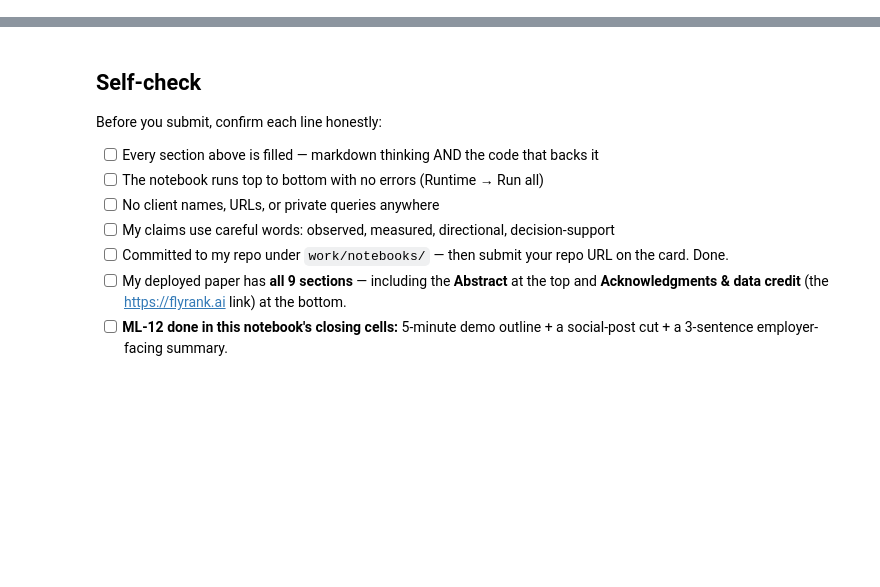
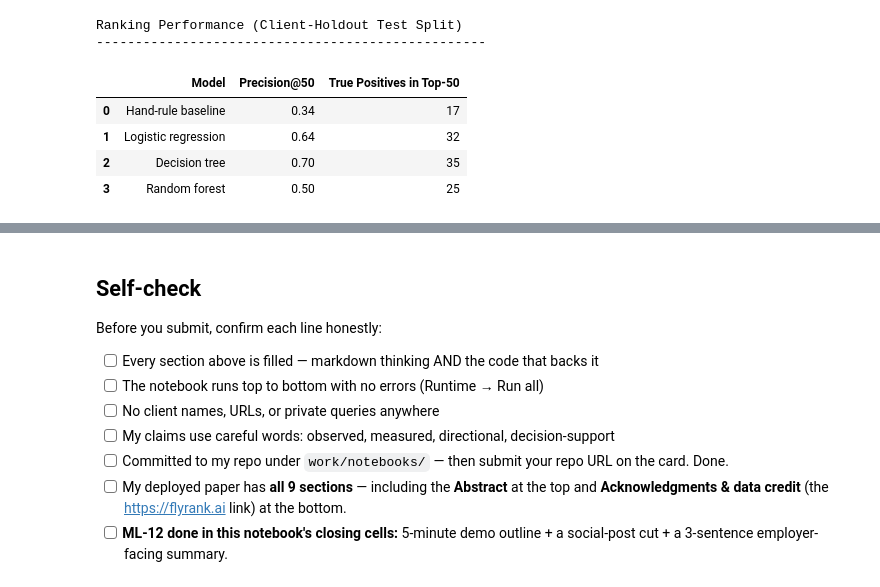
Before and after one commit to FlyRank-Internship/week1-flyrank-ml-internship-starter, a Jupyter notebook: work/notebooks/capstone.ipynb, the cells around one changed output, grey strips where cells are left out. Saved outputs shown, nothing was run; the diff lists cells and outputs as text; code cells hidden in the pictures; blank space fills up the shorter version.

```diff
--- a/work/notebooks/capstone.ipynb
+++ b/work/notebooks/capstone.ipynb
@@ -36,0 +354,55 @@ This skeleton is yours to fill. Work the sections **in order** — each one has
+# %%
+import pandas as pd
+
+# 1. Recreate the baseline score on the test split
+test_results = test_df.copy()
+
+test_results["baseline_score"] = (
+    (test_results["impressions_90d"] >= 3615).astype(int) * 2 +
+    (test_results["days_since_last_update"] >= 104).astype(int) * 2 +
+    (test_results["ctr"] <= 0.29).astype(int)
+)
+
+# 2. Get predicted probabilities from the learned models
+test_results["prob_log_reg"] = log_reg.predict_proba(X_test_scaled)[:, 1]
+test_results["prob_dt"] = dt_tree.predict_proba(X_test_imp)[:, 1]
+test_results["prob_rf"] = rf_model.predict_proba(X_test_imp)[:, 1]
+
+# 3. Function to calculate Precision@K
+def precision_at_k(df_eval, score_col, label_col="is_declining_label", k=50):
+    # Sort by score descending, using impressions as a tie-breaker
+    top_k = df_eval.sort_values(
+        by=[score_col, "impressions_90d"],
+        ascending=[False, False]
+    ).head(k)
+    return top_k[label_col].mean()
+
+# 4. Calculate Precision@50 for all approaches
+p50_baseline = precision_at_k(test_results, "baseline_score")
+p50_lr = precision_at_k(test_results, "prob_log_reg")
+p50_dt = precision_at_k(test_results, "prob_dt")
+p50_rf = precision_at_k(test_results, "prob_rf")
+
+# 5. Display the honest comparison table
+results_table = pd.DataFrame({
+    "Model": ["Hand-rule baseline", "Logistic regression", "Decision tree", "Random forest"],
+    "Precision@50": [p50_baseline, p50_lr, p50_dt, p50_rf],
+    "True Positives in Top-50": [
+        int(p50_baseline * 50),
+        int(p50_lr * 50),
+        int(p50_dt * 50),
+        int(p50_rf * 50)
+    ]
+})
+
+print("Ranking Performance (Client-Holdout Test Split)")
+print("-" * 50)
+display(results_table)
+# %% [output]
+Ranking Performance (Client-Holdout Test Split)
+--------------------------------------------------
+|  | Model | Precision@50 | True Positives in Top-50 |
+| 0 | Hand-rule baseline | 0.34 | 17 |
+| 1 | Logistic regression | 0.64 | 32 |
+| 2 | Decision tree | 0.70 | 35 |
+| 3 | Random forest | 0.50 | 25 |
```
Also changed, not shown: parts of 21 cells of this notebook.
